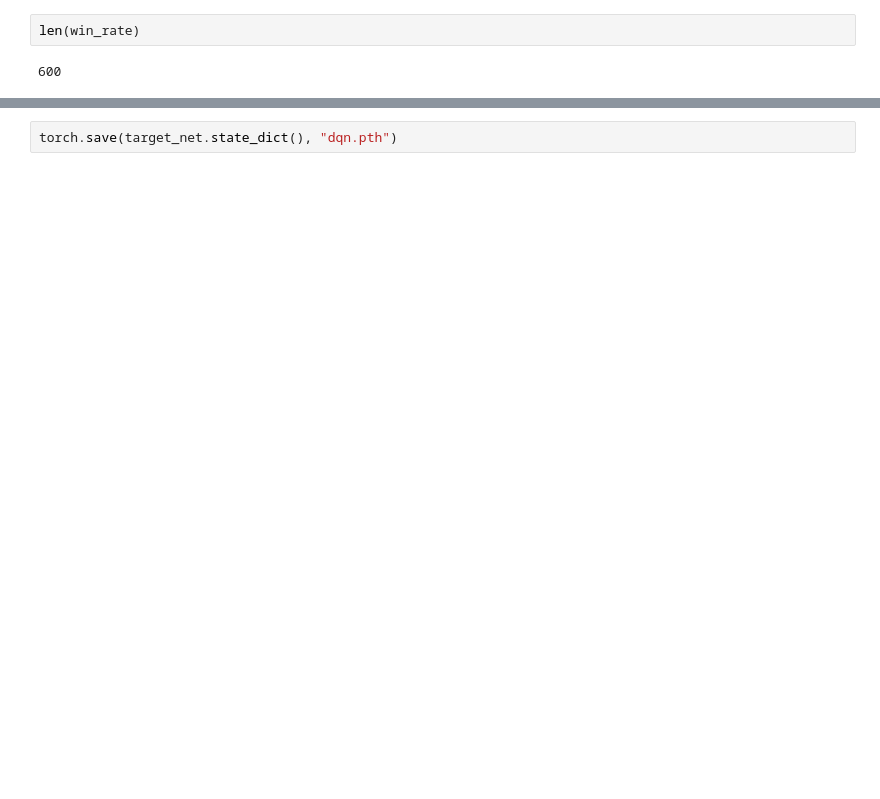
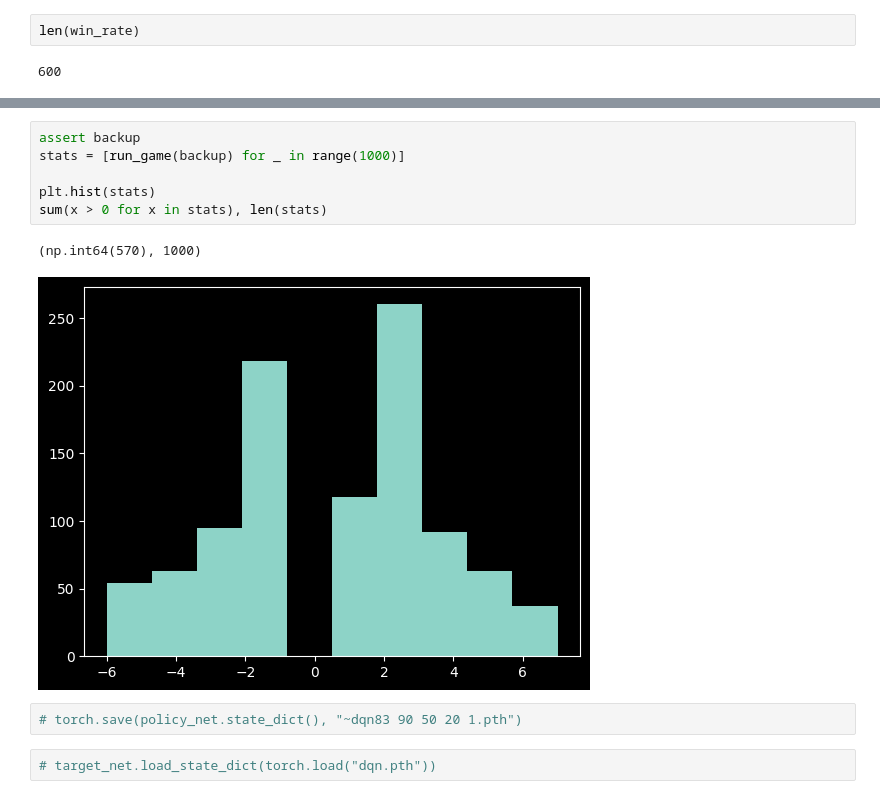
Before and after one commit to YeetTheFirst21/checkersRL, a Jupyter notebook: jupyter/q_learning.ipynb, the cells around one changed output, grey strips where cells are left out. Drawn from its saved outputs; the diff is of its cells as text; blank space fills up the shorter version.

```diff
--- a/jupyter/q_learning.ipynb
+++ b/jupyter/q_learning.ipynb
@@ -295,2 +331,13 @@ sum(stats), len(stats)
+# %%
+assert backup
+stats = [run_game(backup) for _ in range(1000)]
+
+plt.hist(stats)
+sum(x > 0 for x in stats), len(stats)
+# %% [output]
+(np.int64(570), 1000)
+[figure, added]
+# %%
+# torch.save(policy_net.state_dict(), "~dqn83 90 50 20 1.pth")
 # %%
-torch.save(target_net.state_dict(), "dqn.pth")
+# target_net.load_state_dict(torch.load("dqn.pth"))
```
Also changed, not shown: parts of 13 cells of this notebook.
